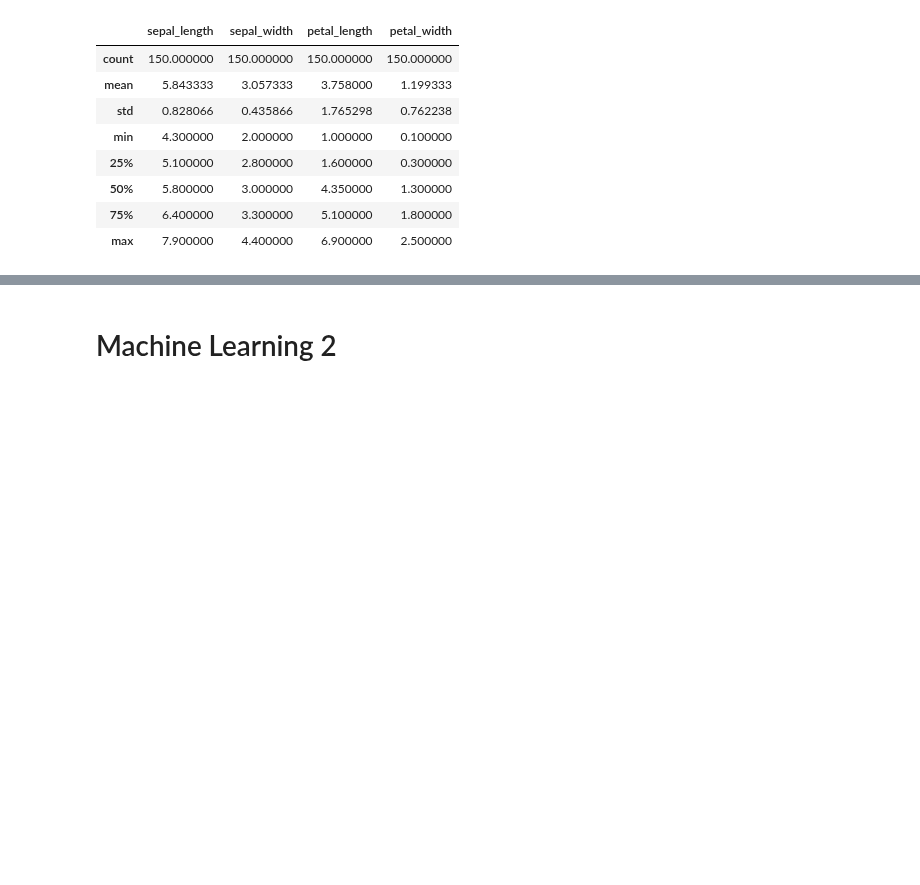
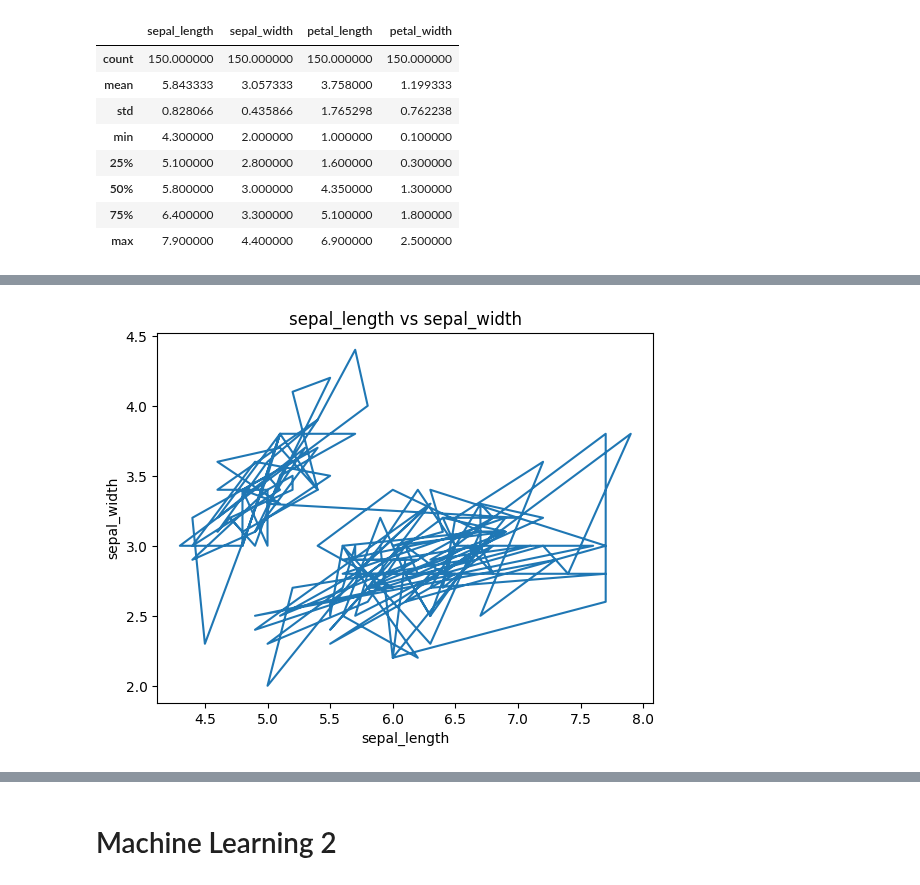
Before and after one commit to Haseebi-khan/MachineLearning, a Jupyter notebook: MachineLearning.ipynb, the cells around one changed output, grey strips where cells are left out. Saved outputs shown, nothing was run; the diff lists cells and outputs as text; code cells hidden in the pictures; blank space fills up the shorter version.

```diff
--- a/MachineLearning.ipynb
+++ b/MachineLearning.ipynb
@@ -85,0 +98,8 @@ data.describe()
+# %%
+plt.plot(data.sepal_length, data.sepal_width)
+plt.xlabel("sepal_length")
+plt.ylabel("sepal_width")
+plt.title("sepal_length vs sepal_width")
+plt.show()
+# %% [output]
+[figure, added]
```
Also changed, not shown: parts of 3 cells of this notebook.
